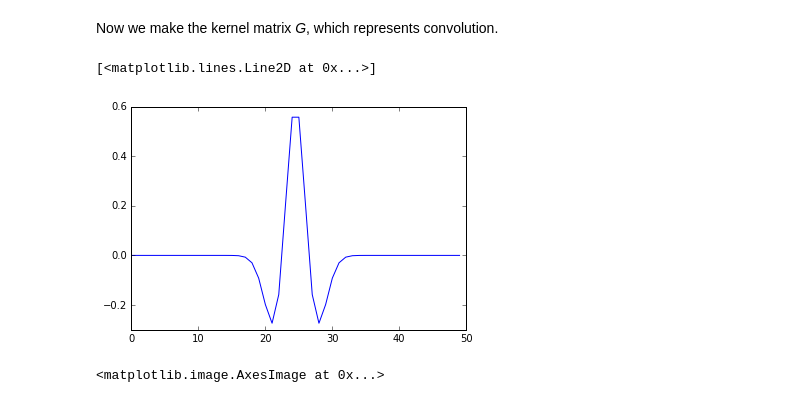
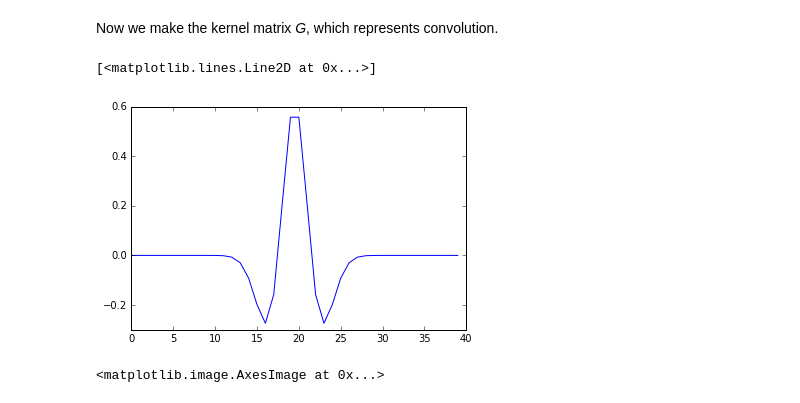
Before and after one commit to kwinkunks/axb, a Jupyter notebook: NumPy_wavelets.ipynb, the cells around one changed output. Saved outputs shown, nothing was run; the diff lists cells and outputs as text; code cells hidden in the pictures.

```diff
--- a/NumPy_wavelets.ipynb
+++ b/NumPy_wavelets.ipynb
@@ -77,9 +77,9 @@ plt.plot(m)
 Now we make the kernel matrix *G*, which represents convolution.
 # %%
 from scipy.signal import ricker
-wavelet = ricker(50, 2)
+wavelet = ricker(40, 2)
 
 plt.plot(wavelet)
 # %% [output]
 [<matplotlib.lines.Line2D at 0x...>]
-[figure, old version]
+[figure, new version]
```
Also changed, not shown: parts of 11 cells of this notebook, 1 other file.
